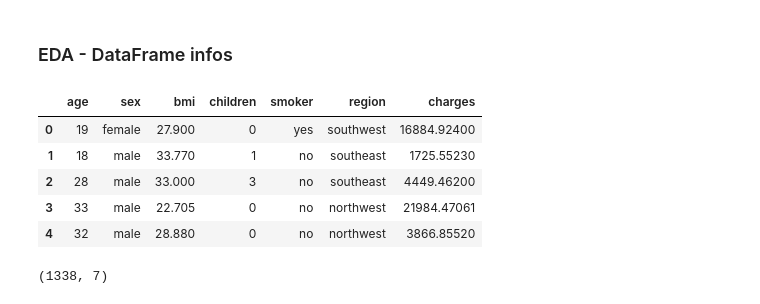
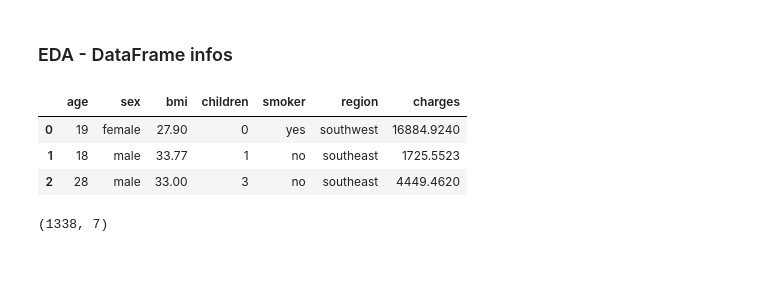
Before and after one commit to szabolcsfule/medical_insurance_regression, a Jupyter notebook: medical_insurance_regression.ipynb, the cells around one changed output. Saved outputs shown, nothing was run; the diff lists cells and outputs as text; code cells hidden in the pictures; blank space fills up the shorter version.

```diff
--- a/medical_insurance_regression.ipynb
+++ b/medical_insurance_regression.ipynb
@@ -30,15 +30,14 @@ from sklearn import metrics
 # %% [markdown]
 ### EDA - DataFrame infos
 # %%
-df = pd.read_csv('insurance.csv')
-df.head()
+df = pd.read_csv('https://raw.githubusercontent.com/szabolcsfule/medical_insurance_regression/master/insurance.csv')
+# df = pd.read_csv('insurance.csv')
+df.head(3)
 # %% [output]
 |  | age | sex | bmi | children | smoker | region | charges |
-| 0 | 19 | female | 27.900 | 0 | yes | southwest | 16884.92400 |
-| 1 | 18 | male | 33.770 | 1 | no | southeast | 1725.55230 |
-| 2 | 28 | male | 33.000 | 3 | no | southeast | 4449.46200 |
-| 3 | 33 | male | 22.705 | 0 | no | northwest | 21984.47061 |
-| 4 | 32 | male | 28.880 | 0 | no | northwest | 3866.85520 |
+| 0 | 19 | female | 27.90 | 0 | yes | southwest | 16884.9240 |
+| 1 | 18 | male | 33.77 | 1 | no | southeast | 1725.5523 |
+| 2 | 28 | male | 33.00 | 3 | no | southeast | 4449.4620 |
 # %%
 df.shape
 # %% [output]
```
